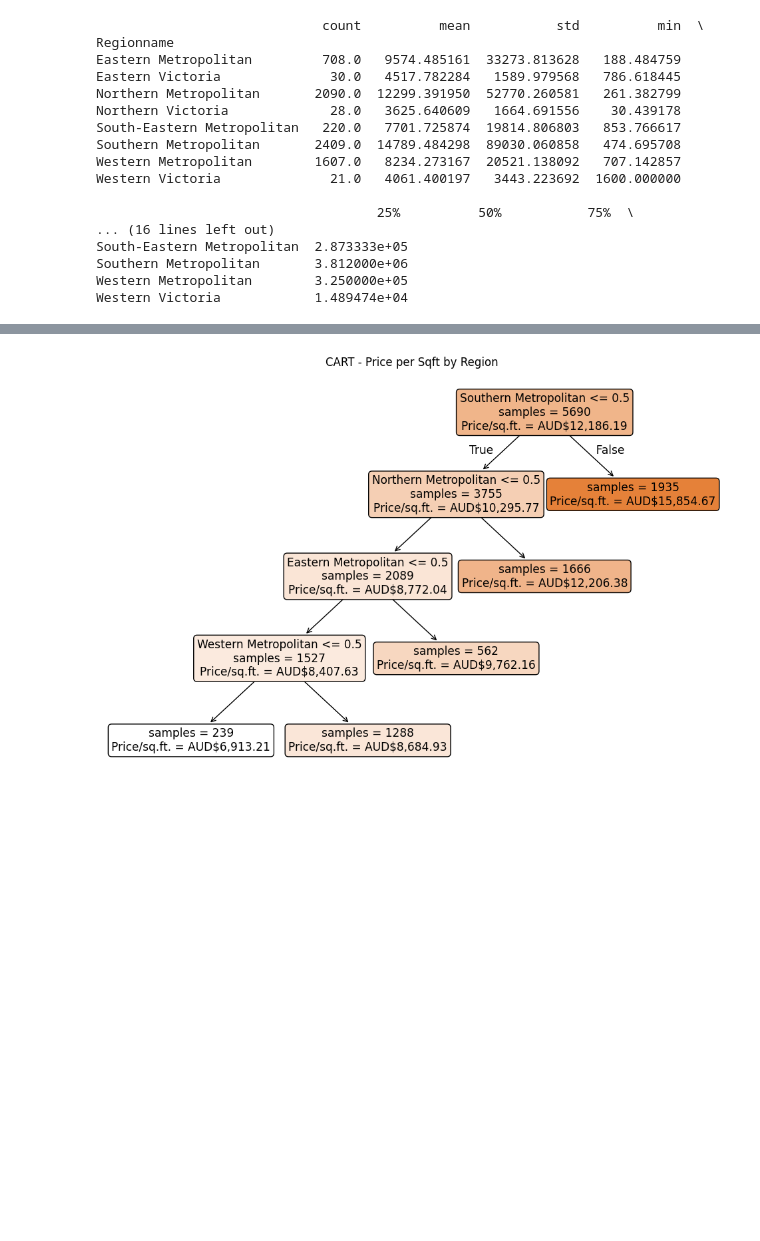
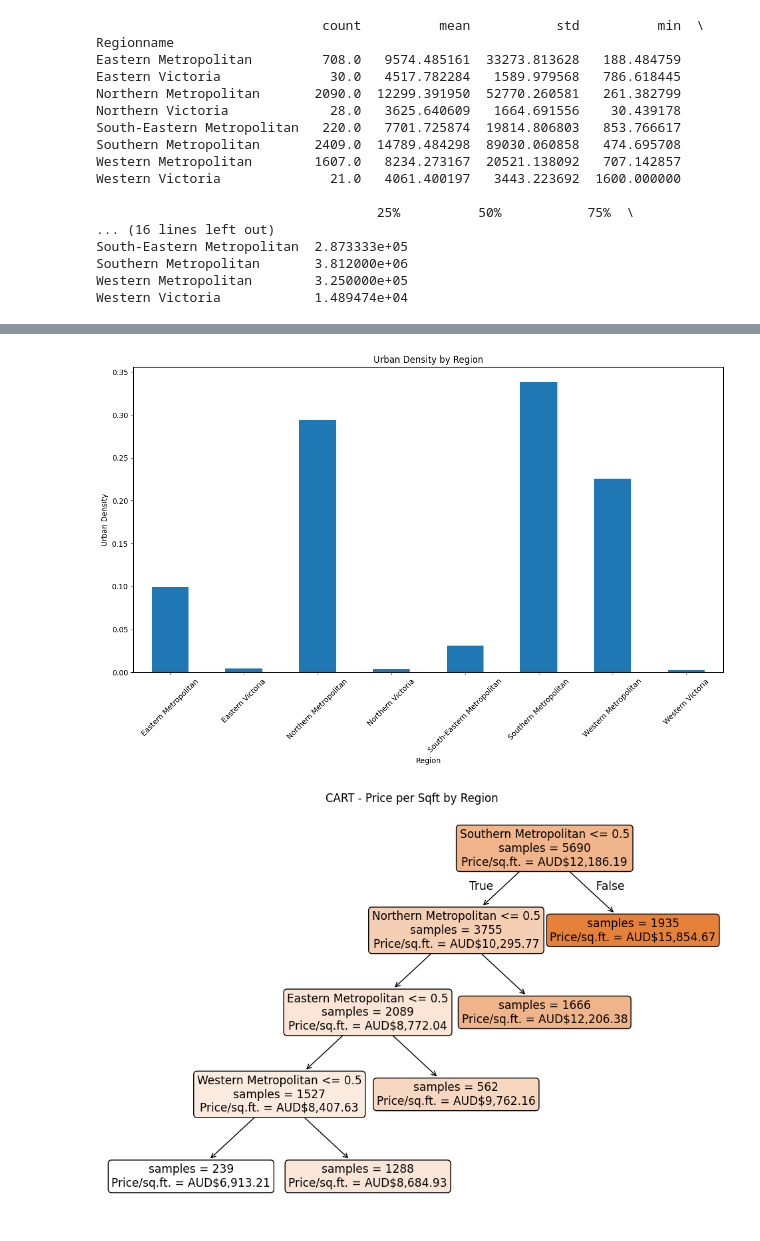
Before and after one commit to VinceGarcia11/Melbourne_Housing, a Jupyter notebook: Data_Mining.ipynb, the cells around one changed output, grey strips where cells are left out. Saved outputs shown, nothing was run; the diff lists cells and outputs as text; code cells hidden in the pictures; blank space fills up the shorter version.

```diff
--- a/Data_Mining.ipynb
+++ b/Data_Mining.ipynb
@@ -50,5 +29,0 @@ Index(['Rooms', 'Price', 'Distance', 'Postcode', 'Bedroom2', 'Bathroom', 'Car',
-# %%
-force_categorical = ["Postcode", "YearBuilt", "Propertycount"]
-house[force_categorical] = house[force_categorical].astype('category')
-categorical = house.select_dtypes(include =['object', 'category']).columns
-categorical
@@ -87,8 +29,0 @@ numeric_summary
-# %%
-# Since there is clearly an outlier where BuildingArea = 44515, while the max Landsize is 44500, I am removing this row from the dataset
-
-house = house.drop(house[house['BuildingArea'] == 44515].index)
-numeric_summary = house[numeric_cols].describe()
-numeric_summary
-
-# There are still outliers, but none that look quite as egregious
@@ -127,2 +29,0 @@ house.describe(include=['object', 'category'])
-# %%
-house = house.drop(columns=['Address', 'Method', 'SellerG', 'Date', 'Propertycount'])
@@ -239,0 +112,3 @@ Western Victoria            1.489474e+04
+# %%
+homes = house.groupby('Regionname')['Regionname'].value_counts()
+urban_density = homes / homes.sum()
@@ -240,3 +128,13 @@ Western Victoria            1.489474e+04
+# %%
+urban_density.plot(kind='bar', stacked=True, figsize=(12, 8))
+plt.title("Urban Density by Region")
+plt.xlabel("Region")
+plt.ylabel("Urban Density")
+plt.xticks(rotation=45)
+plt.tight_layout()
+plt.show()
+# %% [output]
+[figure, added]
 # %%
 # CART
 X = pd.get_dummies(house['Regionname'])
```
Also changed, not shown: parts of 34 cells of this notebook.
